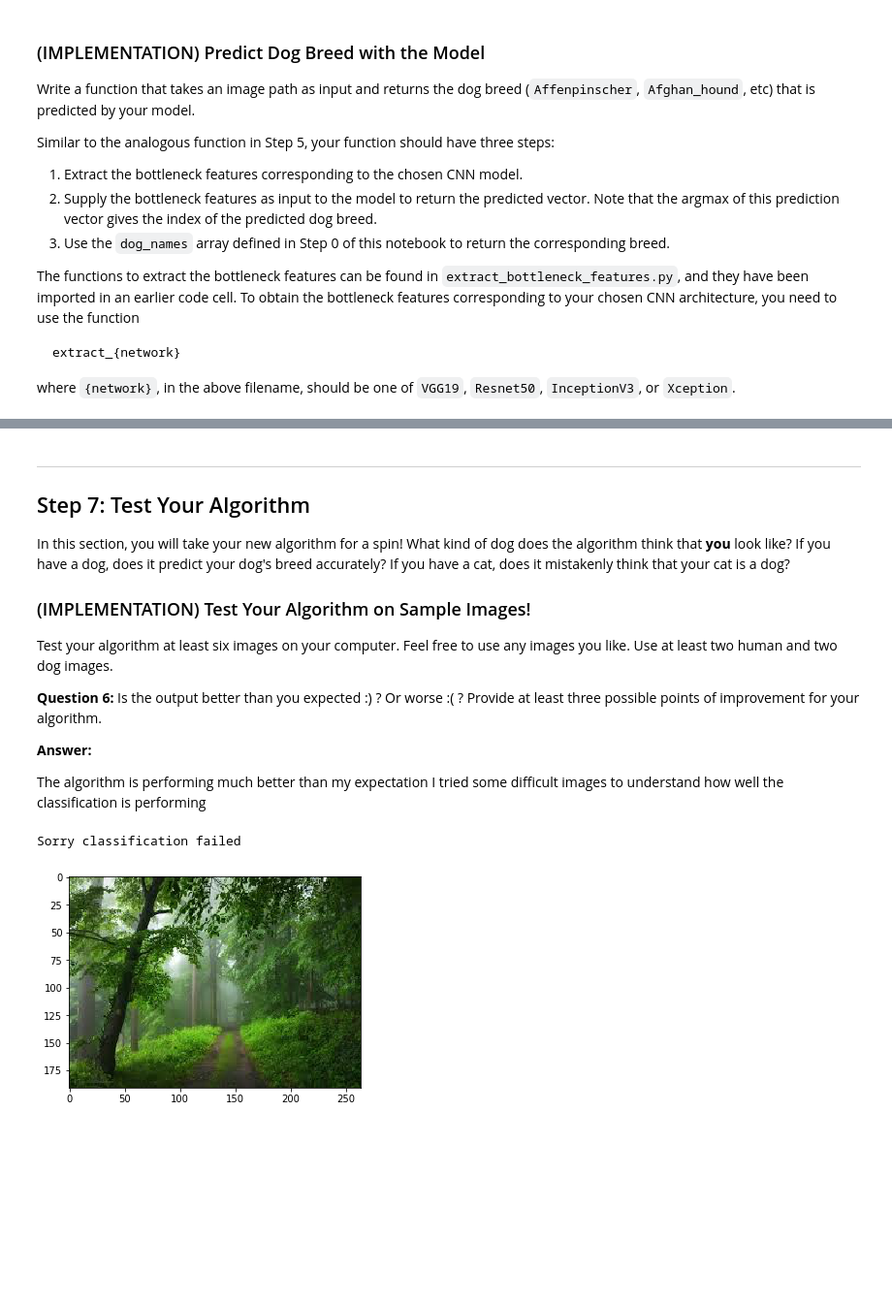
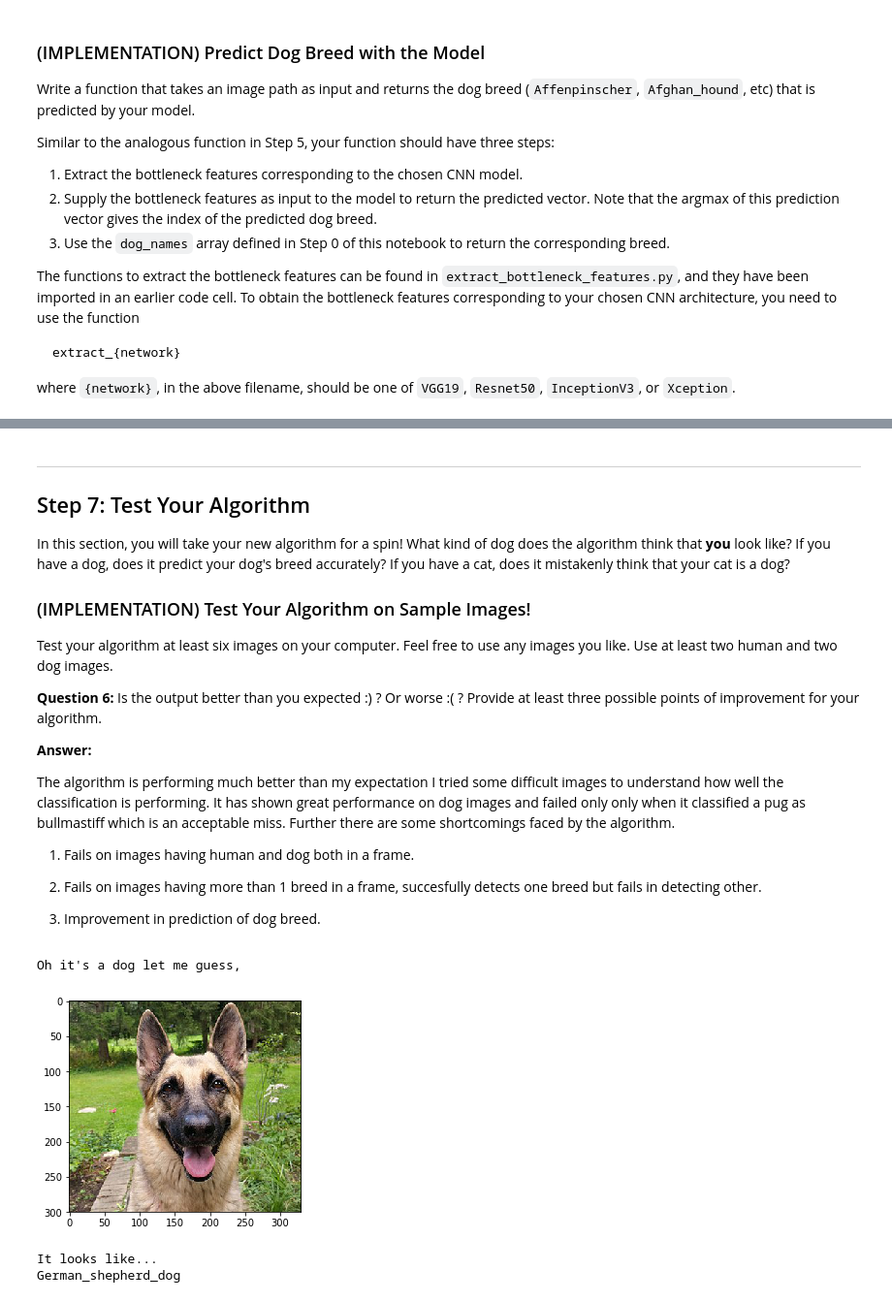
Before and after one commit to arkitpatel/Dog-Breed-Classifier, a Jupyter notebook: dog_app.ipynb, the cells around one changed output, grey strips where cells are left out. Shown at 97% size. Drawn from its saved outputs; the diff is of its cells as text; code cells hidden in the pictures; blank space fills up the shorter version.

```diff
--- a/dog_app.ipynb
+++ b/dog_app.ipynb
@@ -777,13 +793,20 @@ __Question 6:__ Is the output better than you expected :) ?  Or worse :( ?  Prov
 
 __Answer:__
 
-The algorithm is performing much better than my expectation I tried some difficult images to understand how well the classification is performing
+The algorithm is performing much better than my expectation I tried some difficult images to understand how well the classification is performing. It has shown great performance on dog images and failed only only when it classified a pug as bullmastiff which is an acceptable miss. Further there are some shortcomings faced by the algorithm.
+
+1) Fails on images having human and dog both in a frame.
+
+2) Fails on images having more than 1 breed in a frame, succesfully detects one breed but fails in detecting other.
+
+3) Improvement in prediction of dog breed.
 # %%
 ## TODO: Execute your algorithm from Step 6 on
 ## at least 6 images on your computer.
 ## Feel free to use as many code cells as needed.
 
-# Creating pretty print function for better representation on Jupyter Notebook
+# Creating pretty show function for better representation on Jupyter Notebook
+
 def pretty_show(path, prediction):
     if prediction[0] == "human":
         print("Hello human,")
@@ -807,9 +830,13 @@ def pretty_show(path, prediction):
         img = cv2.cvtColor(img, cv2.COLOR_BGR2RGB)
         plt.imshow(img)
         plt.show()
-
-img1_path = "img6.jpeg"
-pretty_show(img1_path, algorithm(img1_path))
-# %% [output]
-Sorry classification failed
-[figure, removed]
+# %%
+# Test 1 on German Shepherd
+
+img1_path = "img1.jpg"
+pretty_show(img1_path, algorithm(img1_path))
+# %% [output]
+Oh it's a dog let me guess,
+[figure, added]
+It looks like...
+German_shepherd_dog
```
Also changed, not shown: parts of 17 cells of this notebook.
